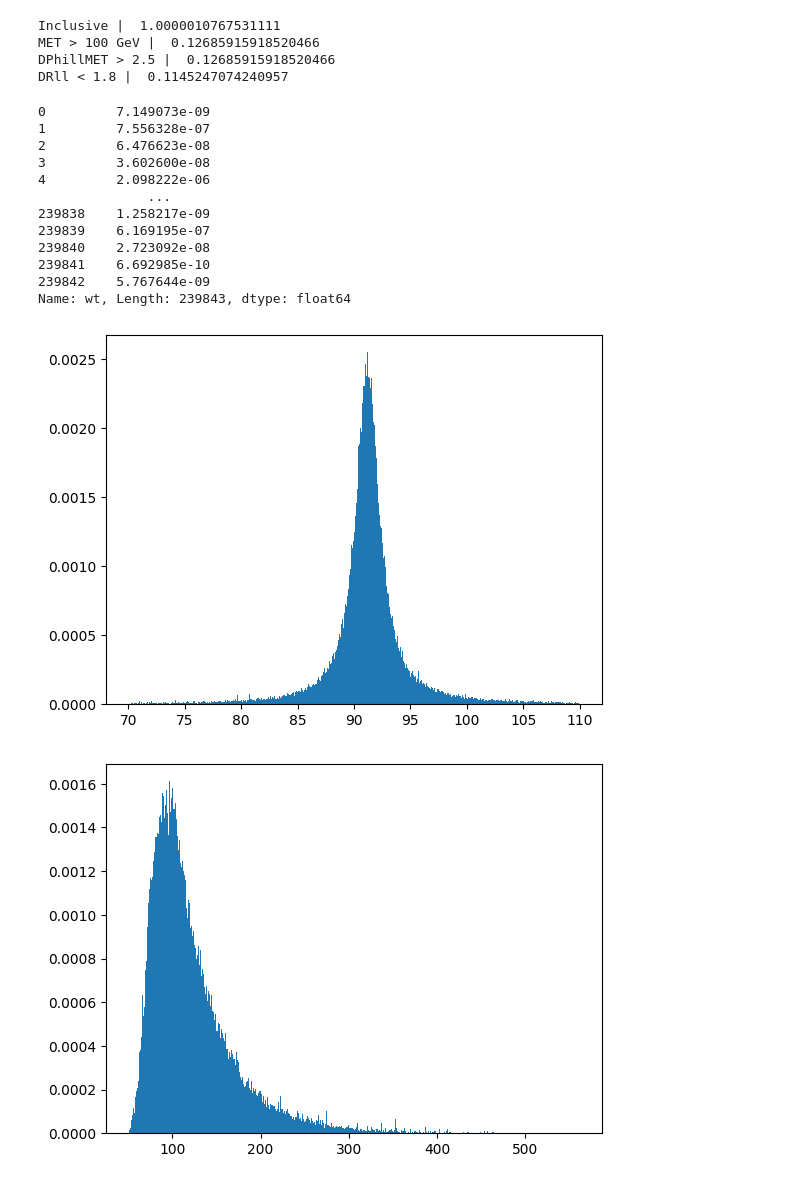
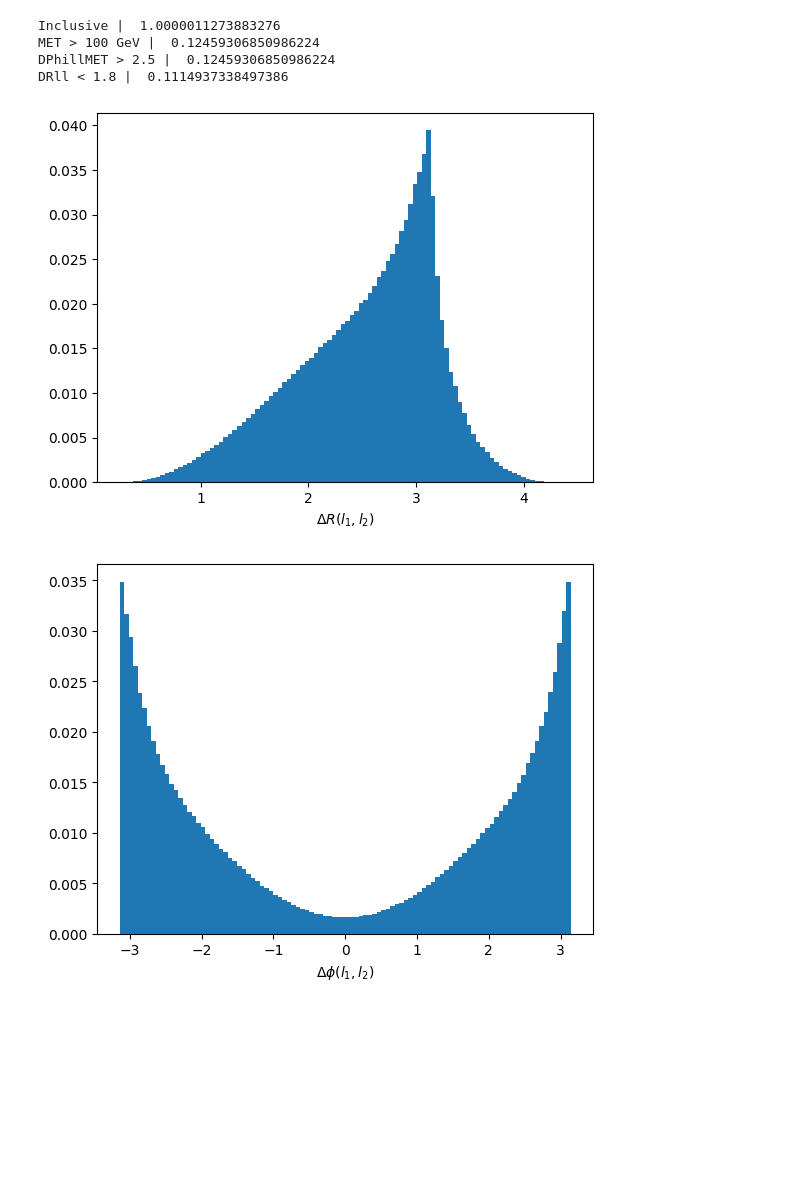
Before and after one commit to hep-cce/nsbi4hep, a Jupyter notebook: notebooks/2l2v-kinematics.ipynb, the cells around one changed output. Saved outputs shown, nothing was run; the diff lists cells and outputs as text; code cells hidden in the pictures; blank space fills up the shorter version.

```diff
--- a/notebooks/2l2v-kinematics.ipynb
+++ b/notebooks/2l2v-kinematics.ipynb
@@ -9,5 +9,5 @@ import pandas as pd
 from physics.simulation import msq, mcfm
 from physics.hzz import zz2l2v
 # %%
-events = mcfm.from_csv('data/zz2l2v/ggZZ_bkg/events.csv')
+events = mcfm.from_csv('data/zz2l2v/ggZZ_sig/events_*.csv')
 # %%
@@ -35,20 +35,20 @@ DRll < 1.8 |  0.09676785620985186
 # %%
 events_analyzed = zz2l2v.analyze(events)
 # %% [output]
-Inclusive |  1.0000010767531111
-MET > 100 GeV |  0.12685915918520466
-DPhillMET > 2.5 |  0.12685915918520466
-DRll < 1.8 |  0.1145247074240957
+Inclusive |  1.0000011273883276
+MET > 100 GeV |  0.12459306850986224
+DPhillMET > 2.5 |  0.12459306850986224
+DRll < 1.8 |  0.1114937338497386
 # %%
 from physics.constants import mZ
 mZsq = mZ**2
 
-g1 = vector.array({'px': events_analyzed.kinematics['p1_px'], 'py': events_analyzed.kinematics['p1_py'], 'pz': events_analyzed.kinematics['p1_pz'], 'E': events_analyzed.kinematics['p1_E']})
-g2 = vector.array({'px': events_analyzed.kinematics['p2_px'], 'py': events_analyzed.kinematics['p2_py'], 'pz': events_analyzed.kinematics['p2_pz'], 'E': events_analyzed.kinematics['p2_E']})
-l1 = vector.array({'px': events_analyzed.kinematics['p3_px'], 'py': events_analyzed.kinematics['p3_py'], 'pz': events_analyzed.kinematics['p3_pz'], 'E': events_analyzed.kinematics['p3_E']})
-l2 = vector.array({'px': events_analyzed.kinematics['p4_px'], 'py': events_analyzed.kinematics['p4_py'], 'pz': events_analyzed.kinematics['p4_pz'], 'E': events_analyzed.kinematics['p4_E']})
-v1 = vector.array({'px': events_analyzed.kinematics['p5_px'], 'py': events_analyzed.kinematics['p5_py'], 'pz': events_analyzed.kinematics['p5_pz'], 'E': events_analyzed.kinematics['p5_E']})
-v2 = vector.array({'px': events_analyzed.kinematics['p6_px'], 'py': events_analyzed.kinematics['p6_py'], 'pz': events_analyzed.kinematics['p6_pz'], 'E': events_analyzed.kinematics['p6_E']})
+g1 = vector.array({'px': events.kinematics['p1_px'], 'py': events.kinematics['p1_py'], 'pz': events.kinematics['p1_pz'], 'E': events.kinematics['p1_E']})
+g2 = vector.array({'px': events.kinematics['p2_px'], 'py': events.kinematics['p2_py'], 'pz': events.kinematics['p2_pz'], 'E': events.kinematics['p2_E']})
+l1 = vector.array({'px': events.kinematics['p3_px'], 'py': events.kinematics['p3_py'], 'pz': events.kinematics['p3_pz'], 'E': events.kinematics['p3_E']})
+l2 = vector.array({'px': events.kinematics['p4_px'], 'py': events.kinematics['p4_py'], 'pz': events.kinematics['p4_pz'], 'E': events.kinematics['p4_E']})
+v1 = vector.array({'px': events.kinematics['p5_px'], 'py': events.kinematics['p5_py'], 'pz': events.kinematics['p5_pz'], 'E': events.kinematics['p5_E']})
+v2 = vector.array({'px': events.kinematics['p6_px'], 'py': events.kinematics['p6_py'], 'pz': events.kinematics['p6_pz'], 'E': events.kinematics['p6_E']})
 
 pt = np.array([l1.pt, l2.pt]).T
 indices = np.argsort(pt, axis=1)[:,::-1]
@@ -68,31 +68,18 @@ llvv = l1+l2+v1+v2
 zz_mt = np.sqrt( (np.sqrt(mZ**2 + ll.to_2D().pt2) + np.sqrt(mZ**2 + met.pt2))**2 - (ll.to_2D() + met).pt2 )
 # %%
 Z = (l1+l2)
-l1_rest = l1.boost( -Z ) # boost to Z reference frame
-l2_rest = l2.boost( -Z ) # boost to Z reference frame
 
-print(events_analyzed.weights)
-
-plt.hist(ll.m, weights = events_analyzed.weights, bins=500)
+plt.hist(l1.deltaR(l2), weights = events.weights, bins=100)
+plt.xlabel('$\\Delta R(l_1, l_2)$')
 plt.show()
 
-plt.hist(l2.pt, weights = events_analyzed.weights, bins=500)
+plt.hist(l1.deltaphi(l2), weights = events.weights, bins=100)
+plt.xlabel('$\\Delta \\phi(l_1, l_2)$')
 plt.show()
 
-plt.hist(met.pt, weights = events_analyzed.weights, bins=500)
+plt.hist(Z.pt, weights = events.weights, bins=100)
+plt.xlabel('$p_{\\mathrm{T}}^{Z}$')
 plt.show()
 # %% [output]
-0         7.149073e-09
-1         7.556328e-07
-2         6.476623e-08
-3         3.602600e-08
-4         2.098222e-06
-              ...
-239838    1.258217e-09
-239839    6.169195e-07
-239840    2.723092e-08
-239841    6.692985e-10
-239842    5.767644e-09
-Name: wt, Length: 239843, dtype: float64
-[figure, old version]
+[figure, new version]
-[figure, old version]
+[figure, new version]
```
Also changed, not shown: parts of 3 cells of this notebook, 36 other files.
